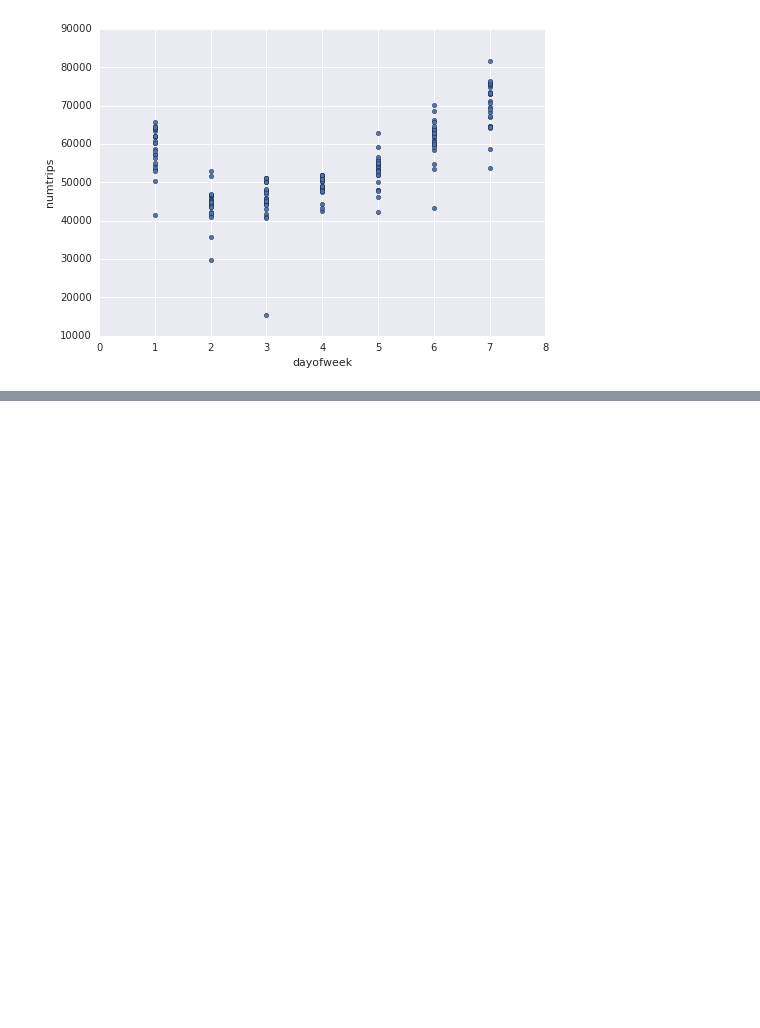
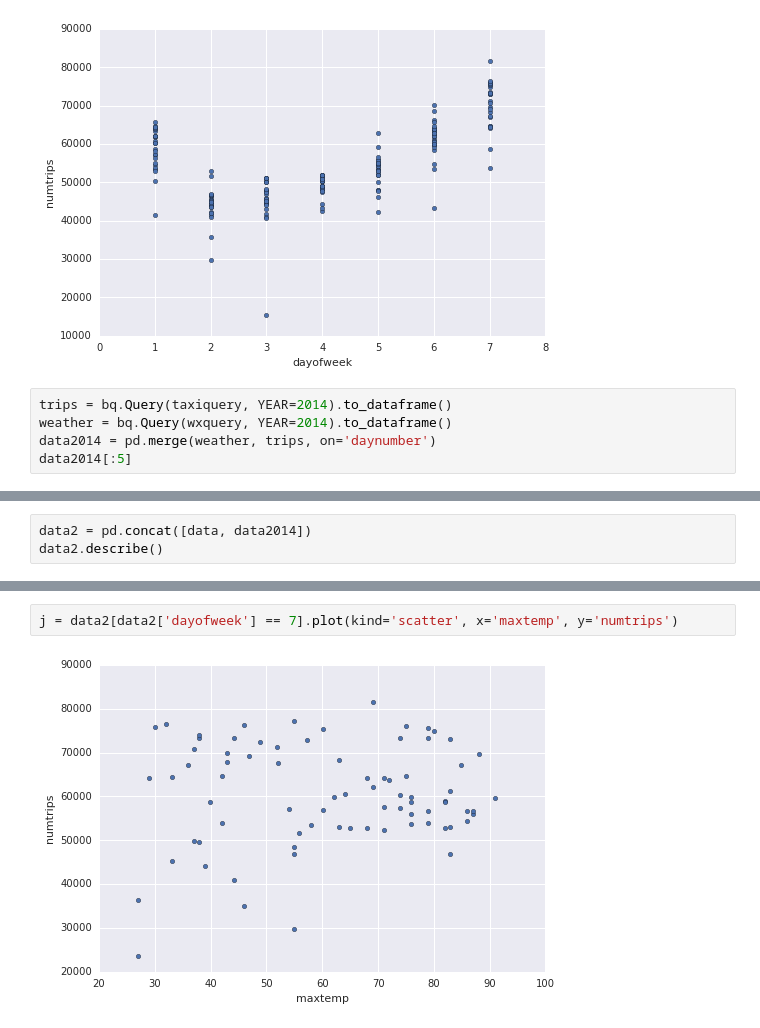
Before and after one commit to moodlep/python_ml, a Jupyter notebook: Untitled Notebook.ipynb, the cells around one changed output, grey strips where cells are left out. Drawn from its saved outputs; the diff is of its cells as text; blank space fills up the shorter version.

```diff
--- a/Untitled Notebook.ipynb
+++ b/Untitled Notebook.ipynb
@@ -83,3 +83,8 @@ j = data.plot(kind='scatter', x='maxtemp', y='numtrips')
 j = data.plot(kind='scatter', x='dayofweek', y='numtrips')
 # %% [output]
 [figure]
+# %%
+trips = bq.Query(taxiquery, YEAR=2014).to_dataframe()
+weather = bq.Query(wxquery, YEAR=2014).to_dataframe()
+data2014 = pd.merge(weather, trips, on='daynumber')
+data2014[:5]
@@ -85,0 +98,3 @@ j = data.plot(kind='scatter', x='dayofweek', y='numtrips')
+# %%
+data2 = pd.concat([data, data2014])
+data2.describe()
@@ -85,0 +111,4 @@ j = data.plot(kind='scatter', x='dayofweek', y='numtrips')
+# %%
+j = data2[data2['dayofweek'] == 7].plot(kind='scatter', x='maxtemp', y='numtrips')
+# %% [output]
+[figure, added]
```
Also changed, not shown: parts of 2 cells of this notebook.
